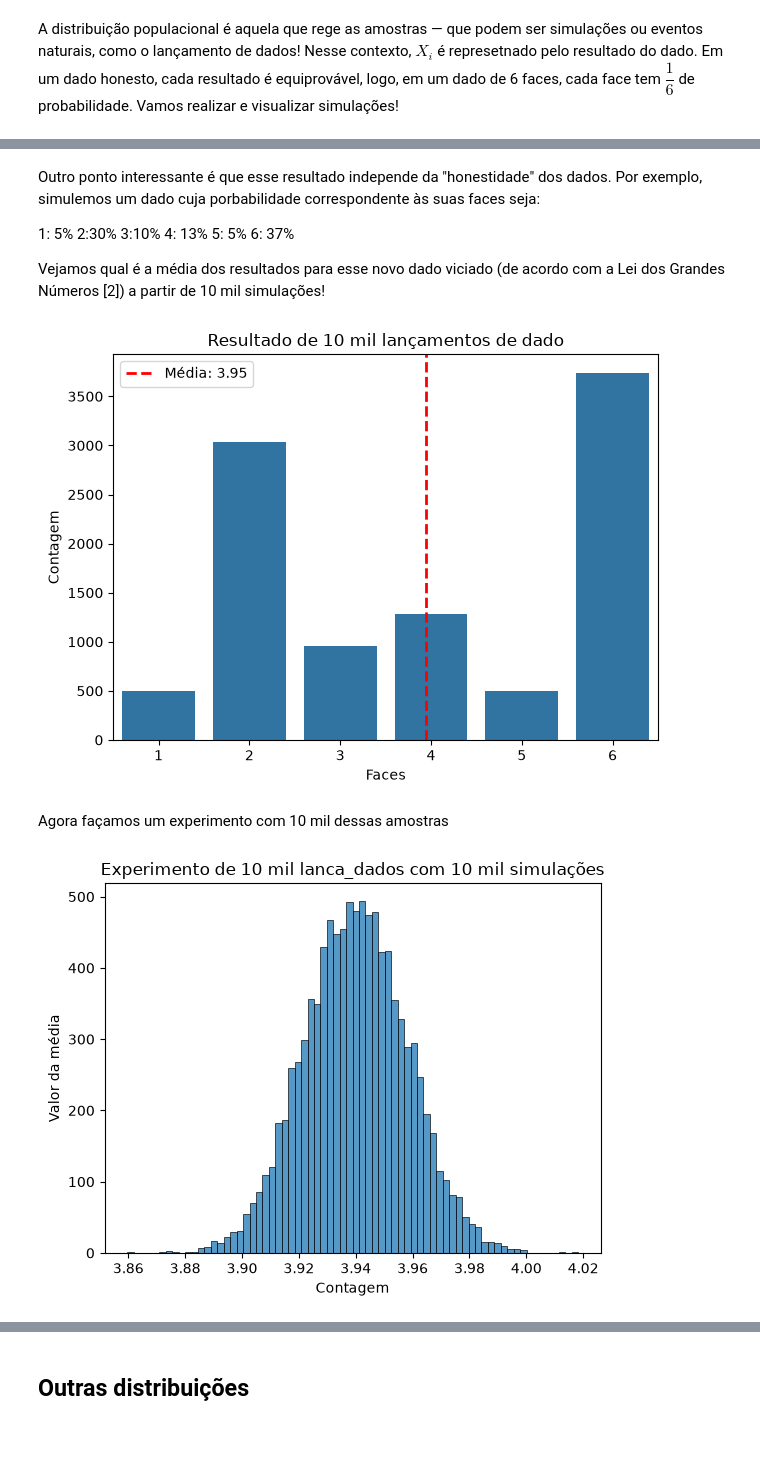
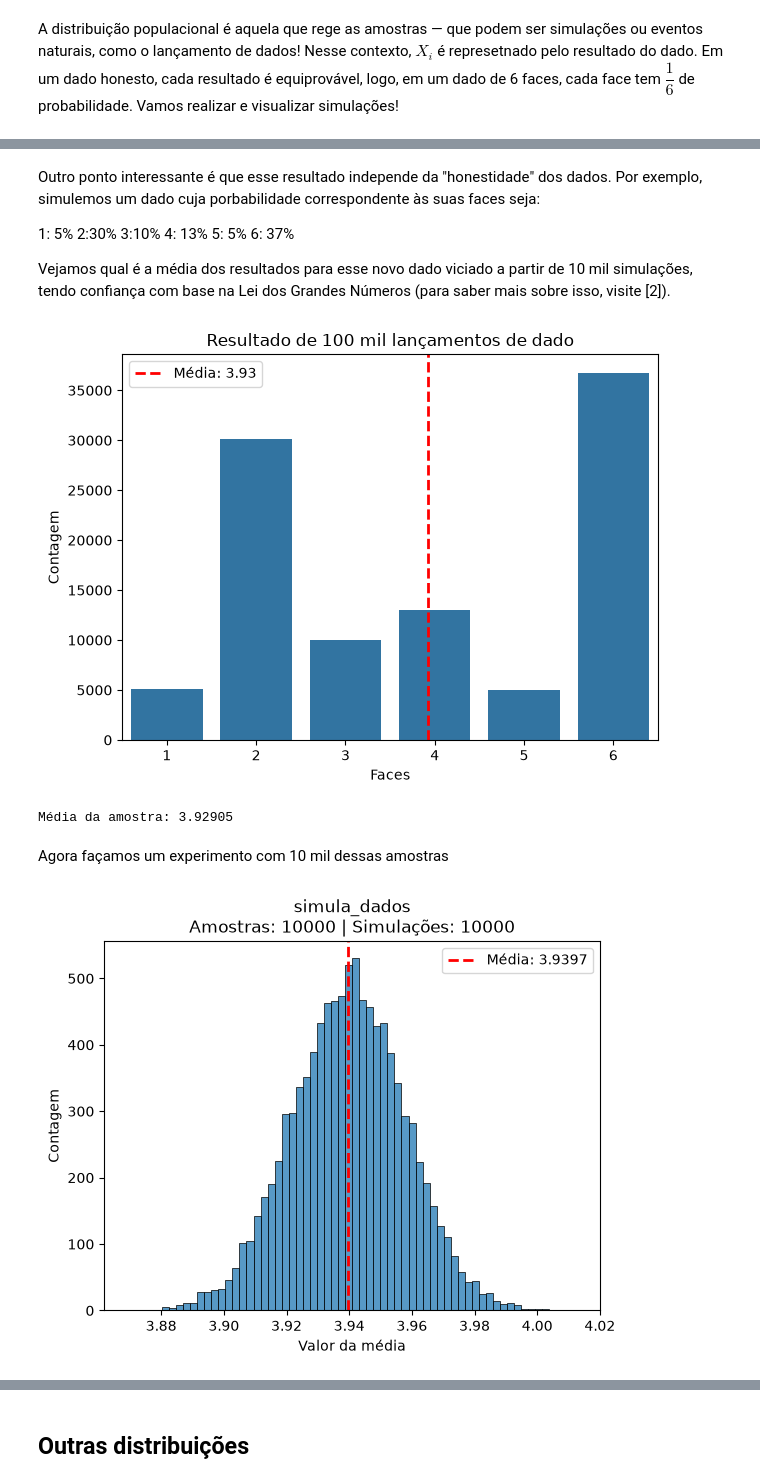
Before and after one commit to cg-oc/statistics, a Jupyter notebook: 9.2_teorema_limite_central/tlc.ipynb, the cells around one changed output, grey strips where cells are left out. Drawn from its saved outputs; the diff is of its cells as text; code cells hidden in the pictures; blank space fills up the shorter version.

Commit message:
Quase finalizada atividade, basta escrever conclusão e adicionar trechos sobre o desvio padrão.

```diff
--- a/9.2_teorema_limite_central/tlc.ipynb
+++ b/9.2_teorema_limite_central/tlc.ipynb
@@ -123,7 +138,7 @@ De primeira, isso de fato é muita informação para compreender bem! Vamos cons
 # %% [markdown]
 A distribuição populacional é aquela que rege as amostras — que podem ser simulações ou eventos naturais, como o lançamento de dados! Nesse contexto, $X_i$ é represetnado pelo resultado do dado. Em um dado honesto, cada resultado é equiprovável, logo, em um dado de 6 faces, cada face tem $\dfrac{1}{6}$ de probabilidade. Vamos realizar e visualizar simulações!
 # %%
-def lanca_dados(num_lancamentos: int, pesos=None, mostra_fig=False) -> float:
+def simula_dados(num_lancamentos: int, pesos=None, mostra_fig=False) -> float:
     """Retorna média de resultados de N lançamentos de 1 dado."""
 
     faces = np.arange(1, 7)
@@ -149,5 +164,5 @@ def lanca_dados(num_lancamentos: int, pesos=None, mostra_fig=False) -> float:
 
     return x.mean()
 
-media = lanca_dados(10_000, mostra_fig=True)
+media = simula_dados(10_000, mostra_fig=True)
 # %% [output]
@@ -157,28 +173,0 @@ Como era de se esperar, vimos uma contagem muito semelhante entre todas os faces
-# %%
-def experimento(
-    distribuicao_populacional,
-    tamanho_amostragem: int,
-    num_simulacoes: int,
-    **kwargs
-    ) -> None:
-    medias = []
-    for _ in range(tamanho_amostragem):
-        media = distribuicao_populacional(num_simulacoes, **kwargs)
-        medias.append(media)
-
-    plt.figure()
-    eixo = sns.histplot(medias)
-
-    titulo = (
-        f"Experimento de {tamanho_amostragem // 1_000} mil "
-        f"{distribuicao_populacional.__name__} "
-        f"com {num_simulacoes // 1_000} mil simulações"
-    )
-    eixo. set(
-        title=titulo,
-        xlabel="Contagem",
-        ylabel="Valor da média"
-    )
-    plt.show()
-
-experimento(lanca_dados, 10_000, 10_000)
@@ -201,20 +252,22 @@ Outro ponto interessante é que esse resultado independe da "honestidade" dos da
 5: 5%
 6: 37%
 
-Vejamos qual é a média dos resultados para esse novo dado viciado (de acordo com a Lei dos Grandes Números [2]) a partir de 10 mil simulações!
+Vejamos qual é a média dos resultados para esse novo dado viciado a partir de 10 mil simulações, tendo confiança com base na Lei dos Grandes Números (para saber mais sobre isso, visite [2]).
 # %%
 pesos_viciados = [0.05, 0.3, 0.1, 0.13, 0.05, 0.37]
-lanca_dados(num_lancamentos=10_000, pesos=pesos, mostra_fig=True);
+media_dados_viciados = simula_dados(num_lancamentos=100_000, pesos=pesos_viciados, mostra_fig=True);
+print(f"Média da amostra: {media_dados_viciados}")
 # %% [output]
-[figure, old version]
+[figure, new version]
+Média da amostra: 3.92905
 # %% [markdown]
 Agora façamos um experimento com 10 mil dessas amostras
 # %%
 experimento(
-    distribuicao_populacional=lanca_dados,
+    distribuicao_populacional=simula_dados,
     num_simulacoes=10_000,
     tamanho_amostragem=10_000,
     pesos=pesos_viciados
-    )
+    );
 # %% [output]
-[figure, old version]
+[figure, new version]
```
Also changed, not shown: parts of 30 cells of this notebook.
